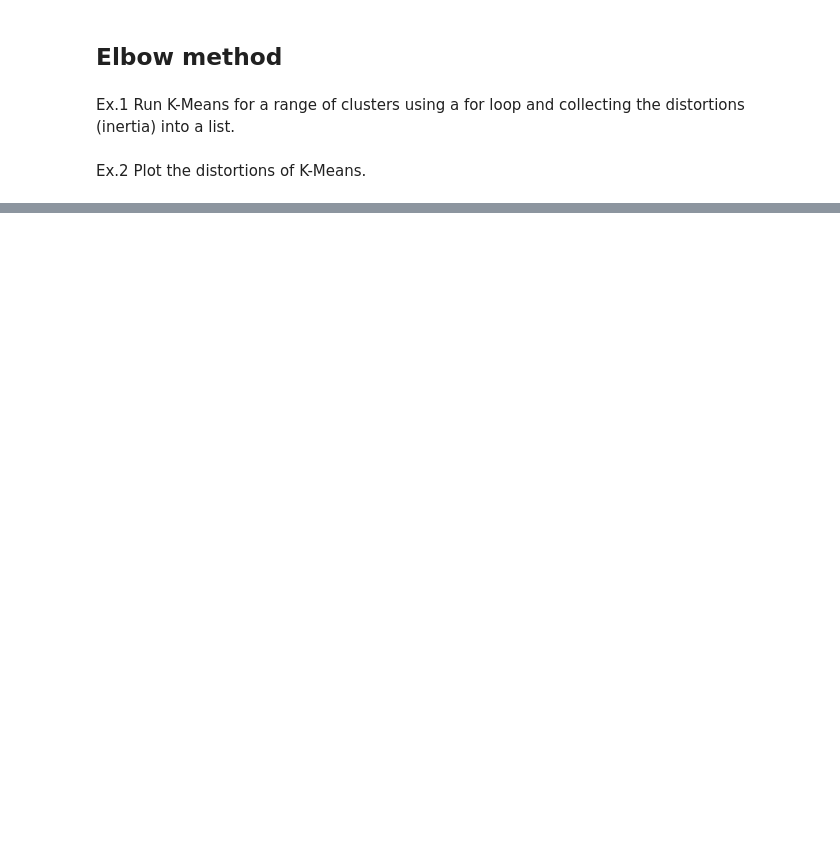
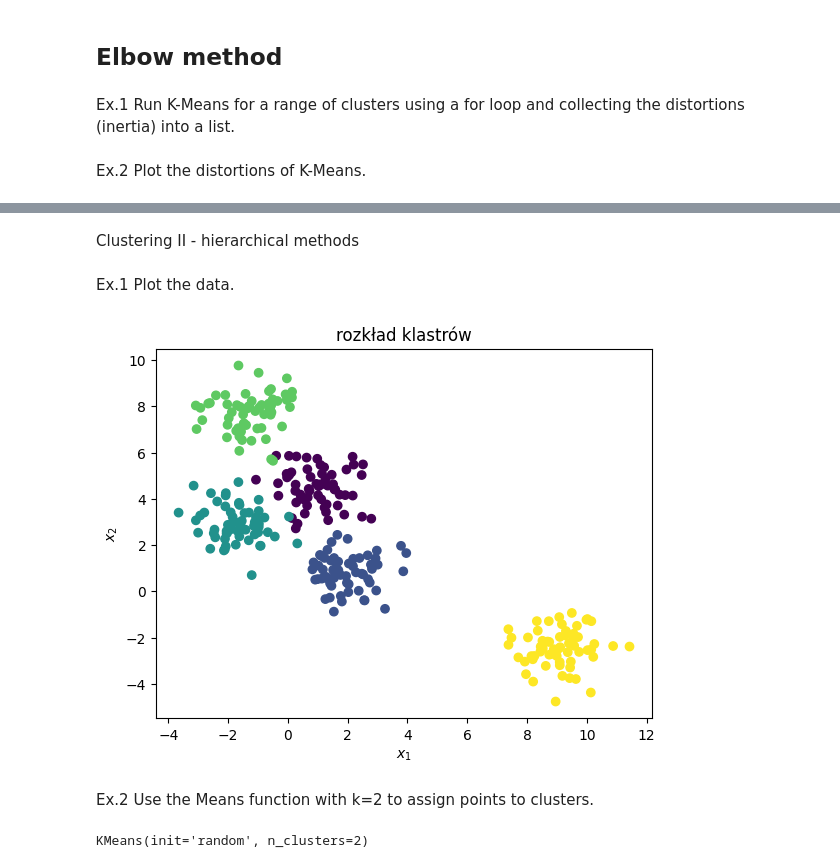
Before and after one commit to MichalMichniak/Machine_Learning_2023_Academy_Course, a Jupyter notebook: lab_7/main.ipynb, the cells around one changed output, grey strips where cells are left out. Saved outputs shown, nothing was run; the diff lists cells and outputs as text; code cells hidden in the pictures; blank space fills up the shorter version.

```diff
--- a/lab_7/main.ipynb
+++ b/lab_7/main.ipynb
@@ -163,0 +186,21 @@ plt.plot([i for i in range(1,10)],distortion)
+# %% [markdown]
+Clustering II - hierarchical methods
+# %% [markdown]
+Ex.1 Plot the data.
+# %%
+X, y_true = make_blobs(n_samples=300, centers=5,
+                       cluster_std=0.8, random_state=0)
+plt.scatter(X[:,0],X[:,1], c = y_true)
+plt.xlabel("$x_1$")
+plt.ylabel("$x_2$")
+plt.title("rozkład klastrów")
+plt.show()
+# %% [output]
+[figure, added]
+# %% [markdown]
+Ex.2 Use the Means function with k=2 to assign points to clusters.
+# %%
+kmeans = KMeans(2,init='random')
+kmeans.fit(X)
+# %% [output]
+KMeans(init='random', n_clusters=2)
```
Also changed, not shown: parts of 40 cells of this notebook, 1 other file.
